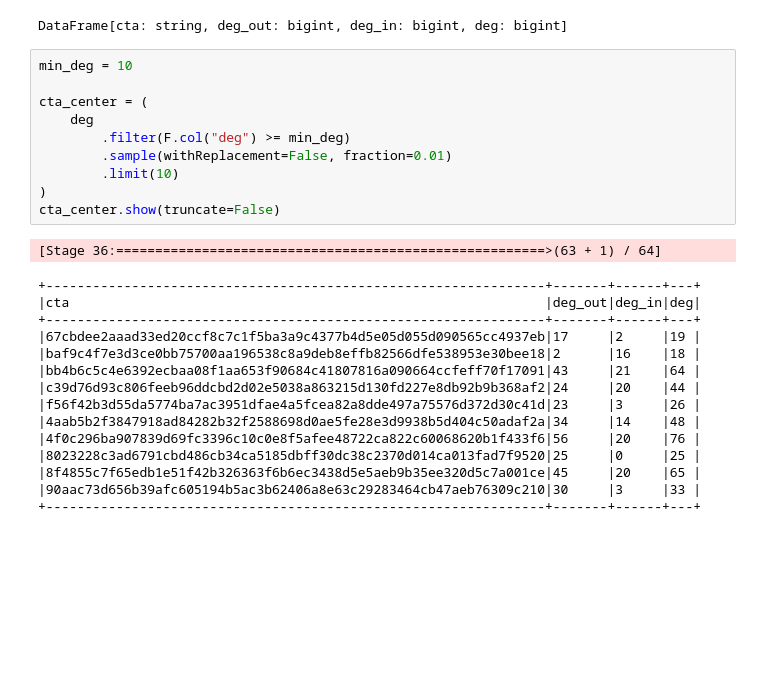
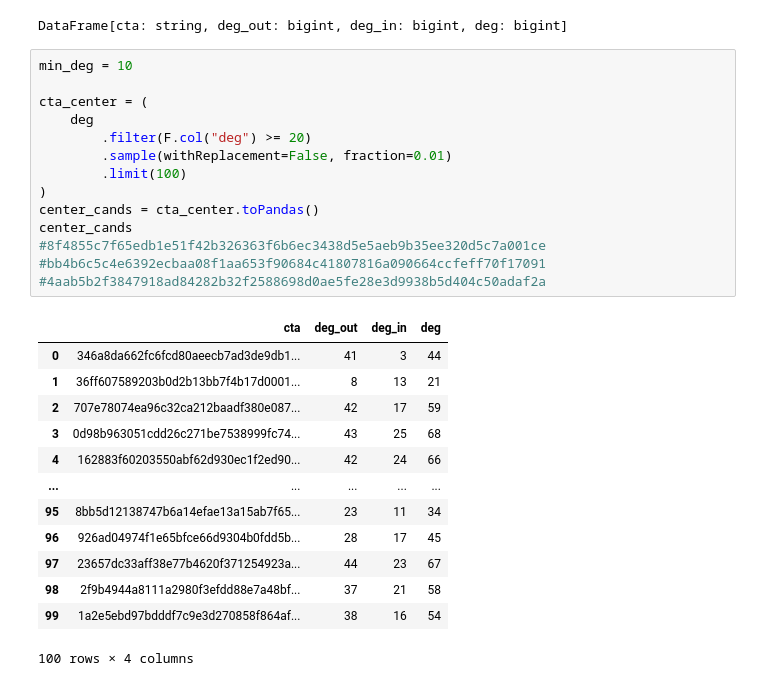
Before and after one commit to IngElecPuc/KaggleChallenges, a Jupyter notebook: Anti Money Laundering Transaction Data/Ego-Graph.ipynb, the cells around one changed output. Cells and saved outputs as stored; diff of their text form; blank space fills up the shorter version.

```diff
--- a/Anti Money Laundering Transaction Data/Ego-Graph.ipynb
+++ b/Anti Money Laundering Transaction Data/Ego-Graph.ipynb
@@ -519,29 +612,31 @@ DataFrame[cta: string, deg_out: bigint, deg_in: bigint, deg: bigint]
 # %%
 min_deg = 10
 
 cta_center = (
     deg
-        .filter(F.col("deg") >= min_deg)
+        .filter(F.col("deg") >= 20)
         .sample(withReplacement=False, fraction=0.01)
-        .limit(10)
+        .limit(100)
 )
-cta_center.show(truncate=False)
+center_cands = cta_center.toPandas()
+center_cands
+#8f4855c7f65edb1e51f42b326363f6b6ec3438d5e5aeb9b35ee320d5c7a001ce
+#bb4b6c5c4e6392ecbaa08f1aa653f90684c41807816a090664ccfeff70f17091
+#4aab5b2f3847918ad84282b32f2588698d0ae5fe28e3d9938b5d404c50adaf2a
 # %% [output]
+|  | cta | deg_out | deg_in | deg |
+| 0 | 346a8da662fc6fcd80aeecb7ad3de9db1... | 41 | 3 | 44 |
+| 1 | 36ff607589203b0d2b13bb7f4b17d0001... | 8 | 13 | 21 |
+| 2 | 707e78074ea96c32ca212baadf380e087... | 42 | 17 | 59 |
+| 3 | 0d98b963051cdd26c271be7538999fc74... | 43 | 25 | 68 |
+| 4 | 162883f60203550abf62d930ec1f2ed90... | 42 | 24 | 66 |
+| ... | ... | ... | ... | ... |
+| 95 | 8bb5d12138747b6a14efae13a15ab7f65... | 23 | 11 | 34 |
+| 96 | 926ad04974f1e65bfce66d9304b0fdd5b... | 28 | 17 | 45 |
+| 97 | 23657dc33aff38e77b4620f371254923a... | 44 | 23 | 67 |
+| 98 | 2f9b4944a8111a2980f3efdd88e7a48bf... | 37 | 21 | 58 |
+| 99 | 1a2e5ebd97bdddf7c9e3d270858f864af... | 38 | 16 | 54 |
-[Stage 36:=======================================================>(63 + 1) / 64]
+100 rows × 4 columns
-+----------------------------------------------------------------+-------+------+---+
-|cta                                                             |deg_out|deg_in|deg|
-+----------------------------------------------------------------+-------+------+---+
-|67cbdee2aaad33ed20ccf8c7c1f5ba3a9c4377b4d5e05d055d090565cc4937eb|17     |2     |19 |
-|baf9c4f7e3d3ce0bb75700aa196538c8a9deb8effb82566dfe538953e30bee18|2      |16    |18 |
-|bb4b6c5c4e6392ecbaa08f1aa653f90684c41807816a090664ccfeff70f17091|43     |21    |64 |
-|c39d76d93c806feeb96ddcbd2d02e5038a863215d130fd227e8db92b9b368af2|24     |20    |44 |
-|f56f42b3d55da5774ba7ac3951dfae4a5fcea82a8dde497a75576d372d30c41d|23     |3     |26 |
-|4aab5b2f3847918ad84282b32f2588698d0ae5fe28e3d9938b5d404c50adaf2a|34     |14    |48 |
-|4f0c296ba907839d69fc3396c10c0e8f5afee48722ca822c60068620b1f433f6|56     |20    |76 |
-|8023228c3ad6791cbd486cb34ca5185dbff30dc38c2370d014ca013fad7f9520|25     |0     |25 |
-|8f4855c7f65edb1e51f42b326363f6b6ec3438d5e5aeb9b35ee320d5c7a001ce|45     |20    |65 |
-|90aac73d656b39afc605194b5ac3b62406a8e63c29283464cb47aeb76309c210|30     |3     |33 |
-+----------------------------------------------------------------+-------+------+---+
 # %%
 display(cta_intern.sample(withReplacement=False, fraction=0.001))
 display(edges_all.sample(withReplacement=False, fraction=0.001))
```
Also changed, not shown: parts of 12 cells of this notebook.
